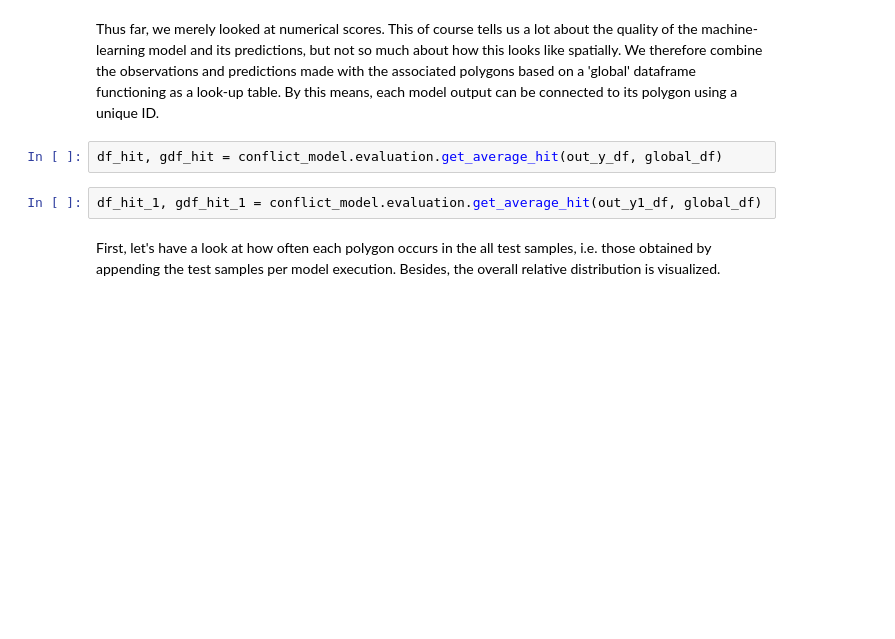
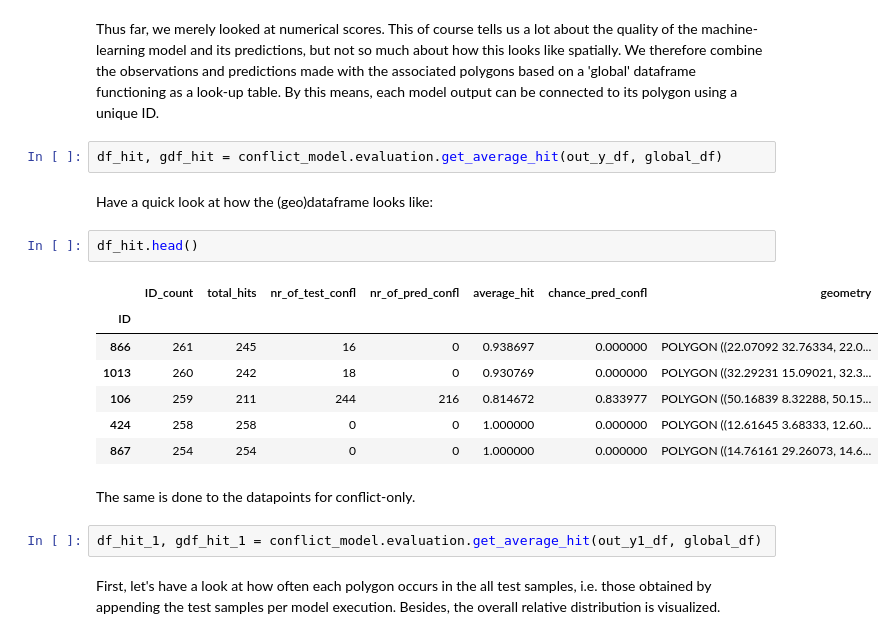
Before and after one commit to JannisHoch/copro, a Jupyter notebook: example/example_notebook.ipynb, the cells around one changed output. Cells and saved outputs as stored; diff of their text form; blank space fills up the shorter version.

```diff
--- a/example/example_notebook.ipynb
+++ b/example/example_notebook.ipynb
@@ -275,6 +284,20 @@ plt.savefig(os.path.join(out_dir, 'evaluation_plots_all_data.png'), dpi=300);
 Thus far, we merely looked at numerical scores. This of course tells us a lot about the quality of the machine-learning model and its predictions, but not so much about how this looks like spatially. We therefore combine the observations and predictions made with the associated polygons based on a 'global' dataframe functioning as a look-up table. By this means, each model output can be connected to its polygon using a unique ID.
 # %%
 df_hit, gdf_hit = conflict_model.evaluation.get_average_hit(out_y_df, global_df)
+# %% [markdown]
+Have a quick look at how the (geo)dataframe looks like:
+# %%
+df_hit.head()
+# %% [output]
+|  | ID_count | total_hits | nr_of_test_confl | nr_of_pred_confl | average_hit | chance_pred_confl | geometry |
+| ID |  |  |  |  |  |  |  |
+| 866 | 261 | 245 | 16 | 0 | 0.938697 | 0.000000 | POLYGON ((22.07092 32.76334, 22.0... |
+| 1013 | 260 | 242 | 18 | 0 | 0.930769 | 0.000000 | POLYGON ((32.29231 15.09021, 32.3... |
+| 106 | 259 | 211 | 244 | 216 | 0.814672 | 0.833977 | POLYGON ((50.16839 8.32288, 50.15... |
+| 424 | 258 | 258 | 0 | 0 | 1.000000 | 0.000000 | POLYGON ((12.61645 3.68333, 12.60... |
+| 867 | 254 | 254 | 0 | 0 | 1.000000 | 0.000000 | POLYGON ((14.76161 29.26073, 14.6... |
+# %% [markdown]
+The same is done to the datapoints for conflict-only.
 # %%
 df_hit_1, gdf_hit_1 = conflict_model.evaluation.get_average_hit(out_y1_df, global_df)
 # %% [markdown]
```
Also changed, not shown: parts of 11 cells of this notebook, 2 other files.
